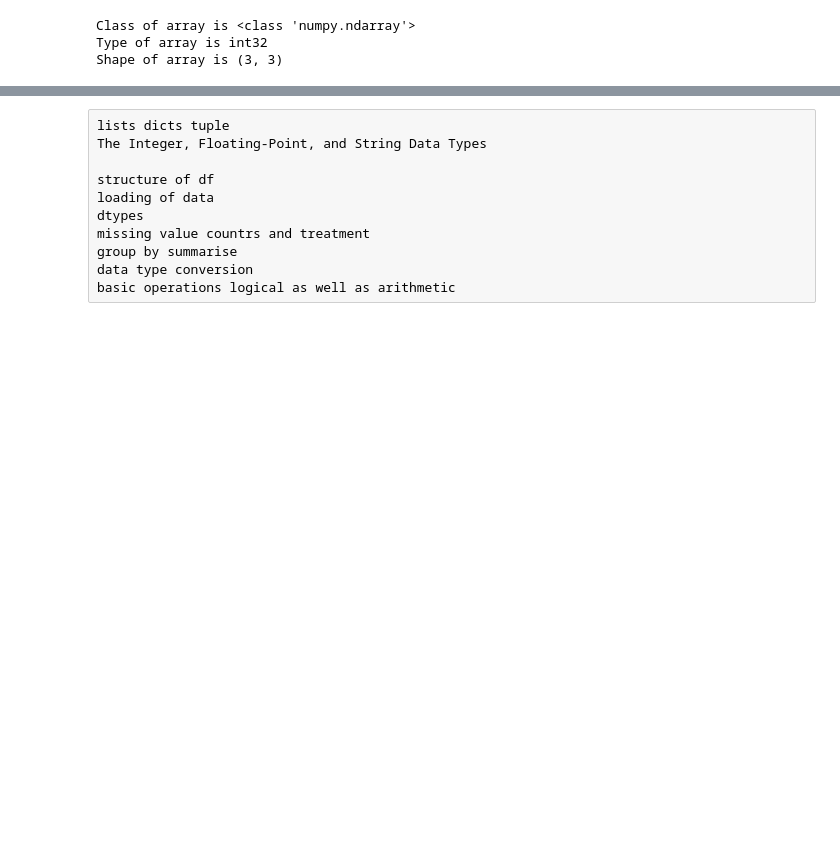
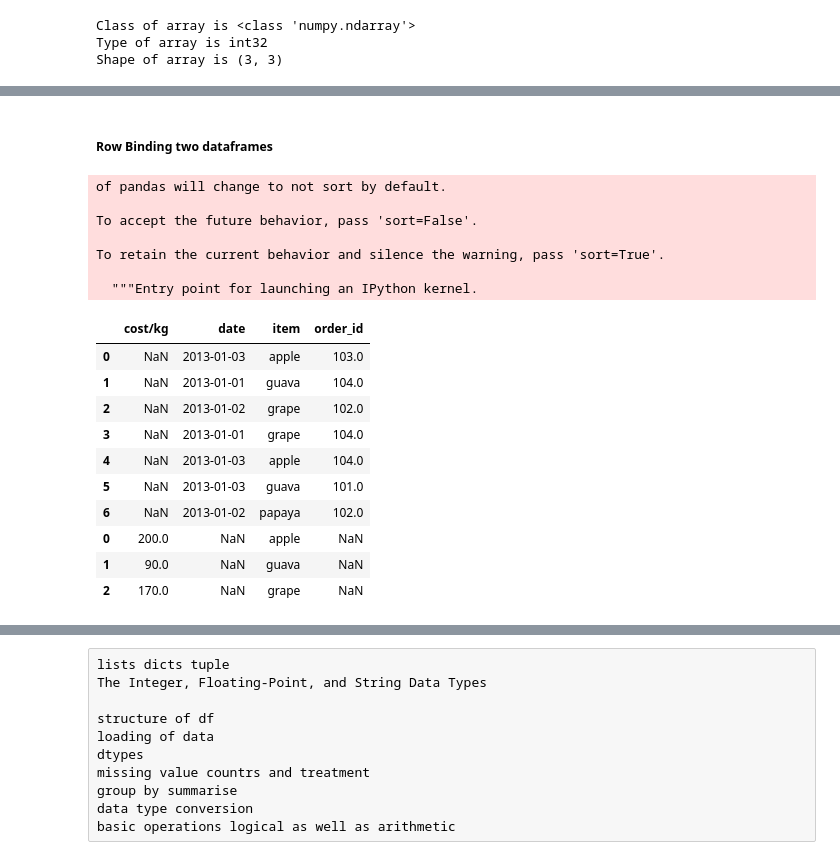
Before and after one commit to Vishnu1183/Utilities-, a Jupyter notebook: Tu_Py.ipynb, the cells around one changed output, grey strips where cells are left out. Cells and saved outputs as stored; diff of their text form; code cells hidden in the pictures; blank space fills up the shorter version.

```diff
--- a/Tu_Py.ipynb
+++ b/Tu_Py.ipynb
@@ -295,0 +545,6 @@ sales.merge(cost,on = 'item', how = 'left')
+# %%
+np.random.seed(42)
+sales = pd.DataFrame({'order_id' : np.random.randint(100,105,7),
+                      'item' : ['apple', 'guava', 'grape', 'grape','apple', 'guava', 'papaya'],
+                     'date' : ['2013-01-03', '2013-01-01','2013-01-02','2013-01-01','2013-01-03','2013-01-03','2013-01-02'] })
+sales
@@ -295,0 +589,23 @@ sales.merge(cost,on = 'item', how = 'left')
+# %% [markdown]
+##### Row Binding two dataframes
+# %%
+pd.concat([sales,cost], axis = 0)
+# %% [output]
+of pandas will change to not sort by default.
+
+To accept the future behavior, pass 'sort=False'.
+
+To retain the current behavior and silence the warning, pass 'sort=True'.
+
+  """Entry point for launching an IPython kernel.
+|  | cost/kg | date | item | order_id |
+| 0 | NaN | 2013-01-03 | apple | 103.0 |
+| 1 | NaN | 2013-01-01 | guava | 104.0 |
+| 2 | NaN | 2013-01-02 | grape | 102.0 |
+| 3 | NaN | 2013-01-01 | grape | 104.0 |
+| 4 | NaN | 2013-01-03 | apple | 104.0 |
+| 5 | NaN | 2013-01-03 | guava | 101.0 |
+| 6 | NaN | 2013-01-02 | papaya | 102.0 |
+| 0 | 200.0 | NaN | apple | NaN |
+| 1 | 90.0 | NaN | guava | NaN |
+| 2 | 170.0 | NaN | grape | NaN |
```
Also changed, not shown: parts of 103 cells of this notebook.
